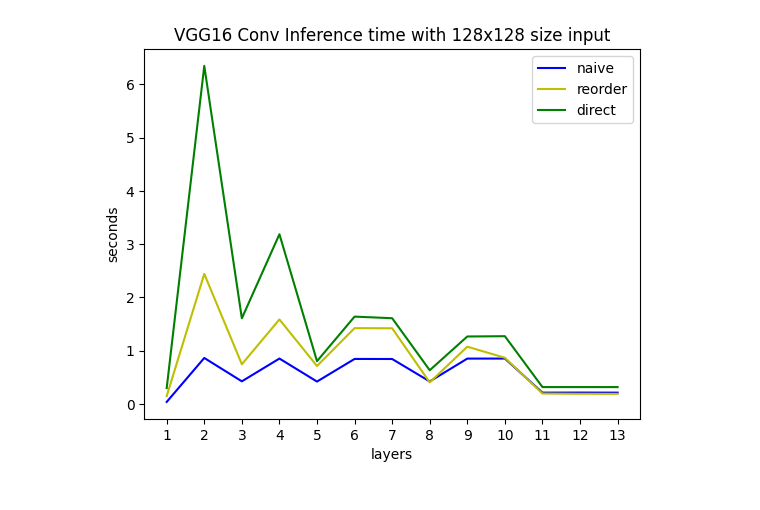
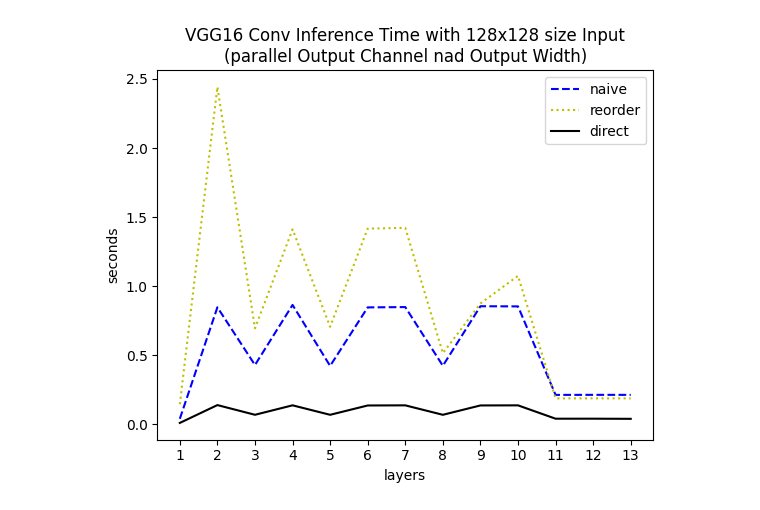
Before and after one commit to haoyenlu/CSDS451_Final, a Jupyter notebook: plotting.ipynb, the cells around one changed output. Cells and saved outputs as stored; diff of their text form; code cells hidden in the pictures.

Commit message:
parallelize output channel and output width

```diff
--- a/plotting.ipynb
+++ b/plotting.ipynb
@@ -22,7 +22,7 @@ layers = ['layer1_3x64',
           'layer13_512x512']
 # %%
 csvs = {}
-csv_root = 'csv'
+csv_root = 'csv_new'
 for layer in layers:
     csvs[layer] = pd.read_csv(os.path.join(csv_root,layer + '.csv'))
 # %%
@@ -33,19 +33,19 @@ for layer in layers:
     for method in methods:
         avg[layer][method] = csvs[layer][method].mean()
 # %%
-color = ['b','y','g']
+color = ['b--','y:','k']
 
 for i, method in enumerate(methods):
     x = [x for x in range(1,14)]
     y = []
     for layer in layers:
         y.append(avg[layer][method])
-    plt.plot(x,y,c = color[i],label=method)
+    plt.plot(x,y,color[i],label=method)
     plt.xticks(x)
-plt.title('VGG16 Conv Inference time with 128x128 size input')
+plt.title('VGG16 Conv Inference Time with 128x128 size Input\n(parallel Output Channel nad Output Width)')
 plt.xlabel('layers')
 plt.ylabel('seconds')
 plt.legend()
-plt.savefig("Performance.png")
+plt.savefig("Performance_new.png")
 # %% [output]
-[figure, old version]
+[figure, new version]
```
Also changed, not shown: parts of 1 cell of this notebook, 23 other files.
